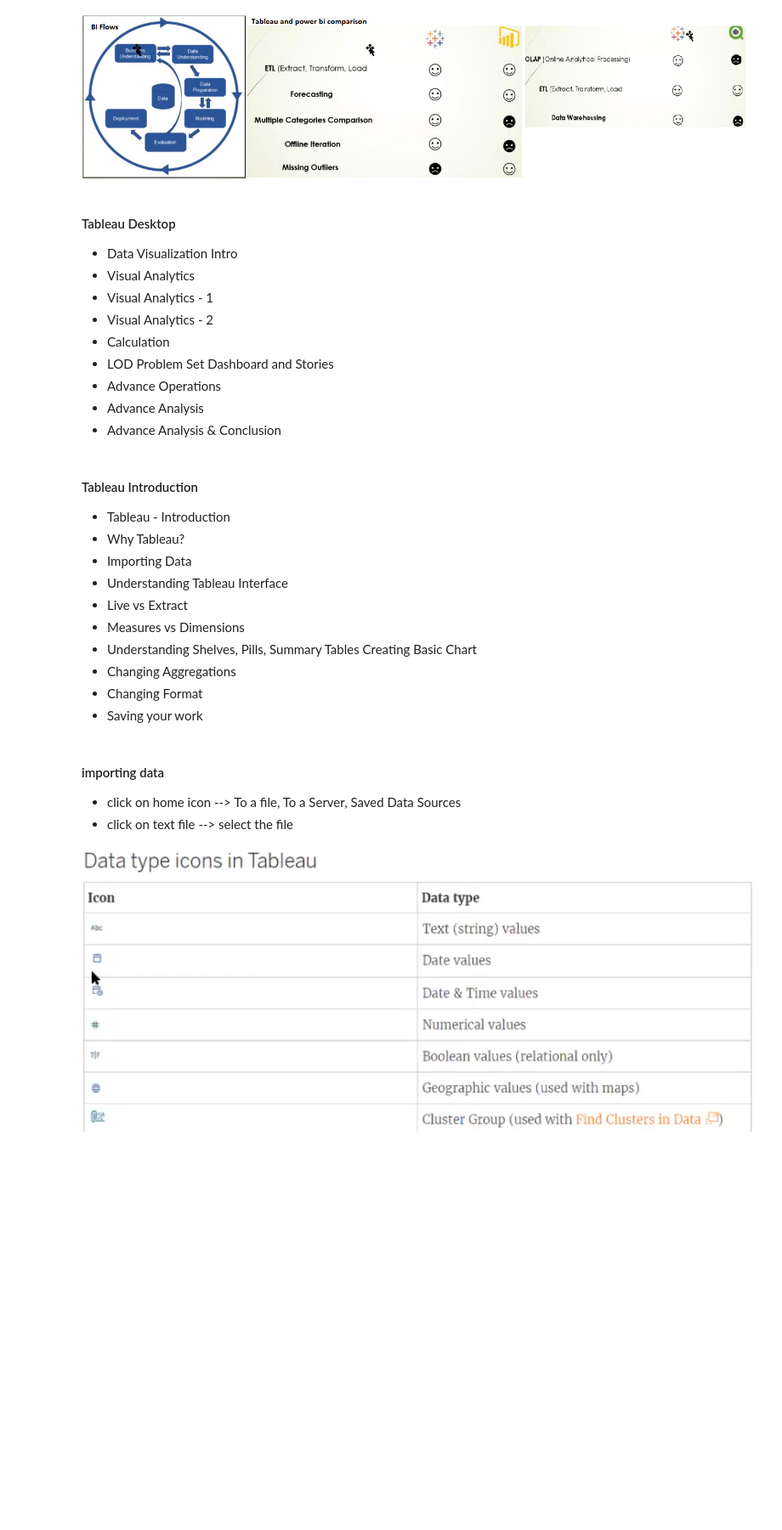
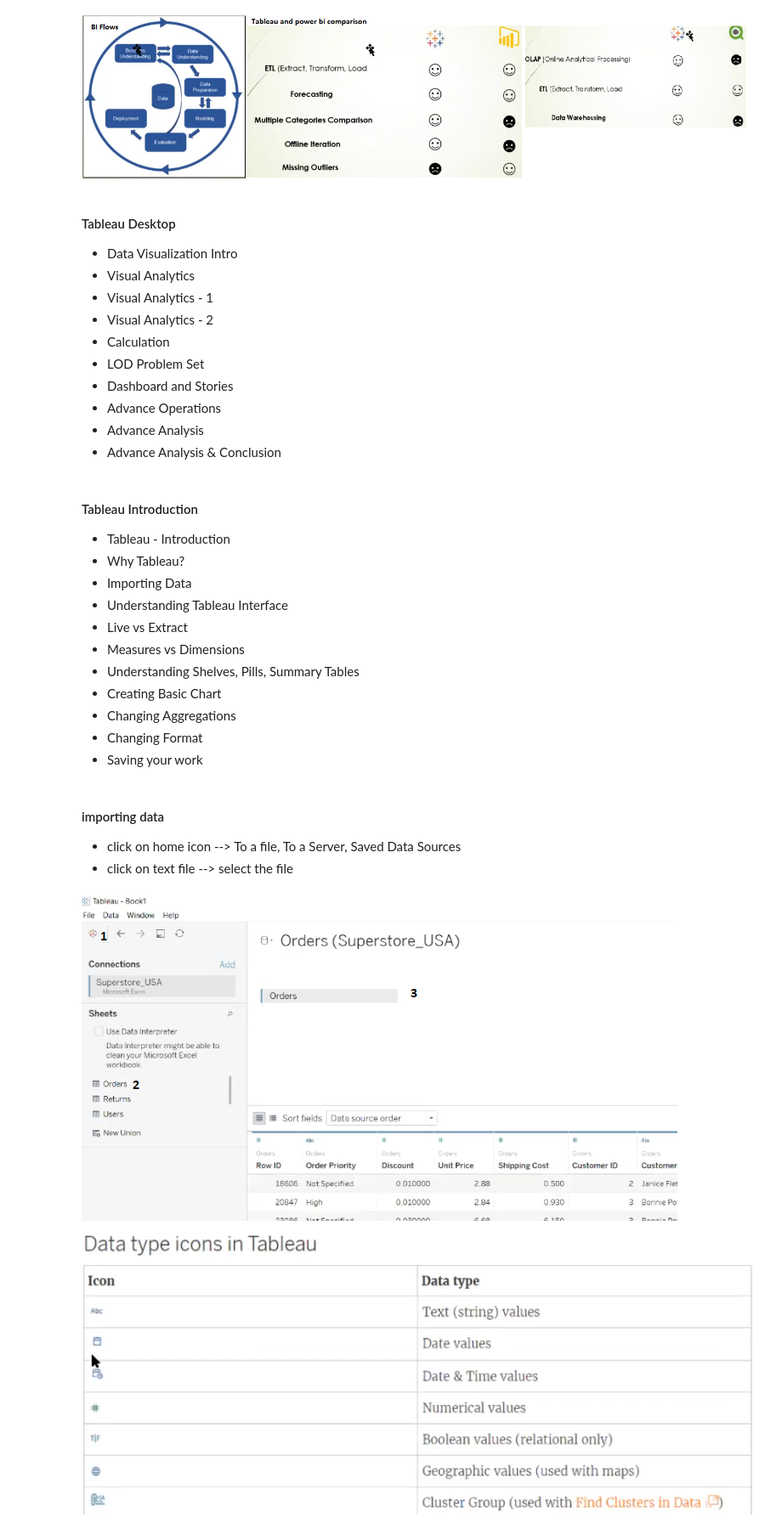
Before and after one commit to pavanpuppala0346/12.BITools, a Jupyter notebook: 1_Tableau_Intro.ipynb, the cells around one changed output. Shown at 85% size. Drawn from its saved outputs; the diff is of its cells as text; code cells hidden in the pictures; blank space fills up the shorter version.

```diff
--- a/1_Tableau_Intro.ipynb
+++ b/1_Tableau_Intro.ipynb
@@ -102,7 +107,8 @@ Image("E:/code/12.BITools/img/t5.png")
 - Visual Analytics - 1
 - Visual Analytics - 2
 - Calculation
-- LOD Problem Set Dashboard and Stories
+- LOD Problem Set
+- Dashboard and Stories
 - Advance Operations
 - Advance Analysis
 - Advance Analysis & Conclusion
@@ -114,7 +120,8 @@ Image("E:/code/12.BITools/img/t5.png")
 - Understanding Tableau Interface
 - Live vs Extract
 - Measures vs Dimensions
-- Understanding Shelves, Pills, Summary Tables Creating Basic Chart
+- Understanding Shelves, Pills, Summary Tables
+- Creating Basic Chart
 - Changing Aggregations
 - Changing Format
 - Saving your work
@@ -122,6 +129,11 @@ Image("E:/code/12.BITools/img/t5.png")
 #### importing data
 - click on home icon --> To a file, To a Server, Saved Data Sources
 - click on text file --> select the file
+# %%
+from IPython.display import Image
+Image("E:/code/12.BITools/img/t11.png")
+# %% [output]
+[figure, added]
 # %%
 from IPython.display import Image
 Image("E:/code/12.BITools/img/t6.png")
```
Also changed, not shown: parts of 11 cells of this notebook, 6 other files.
